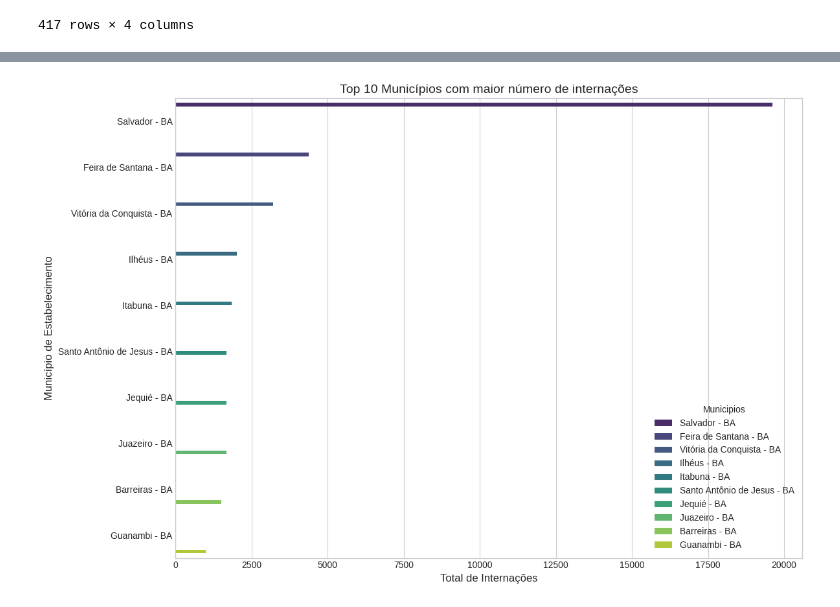
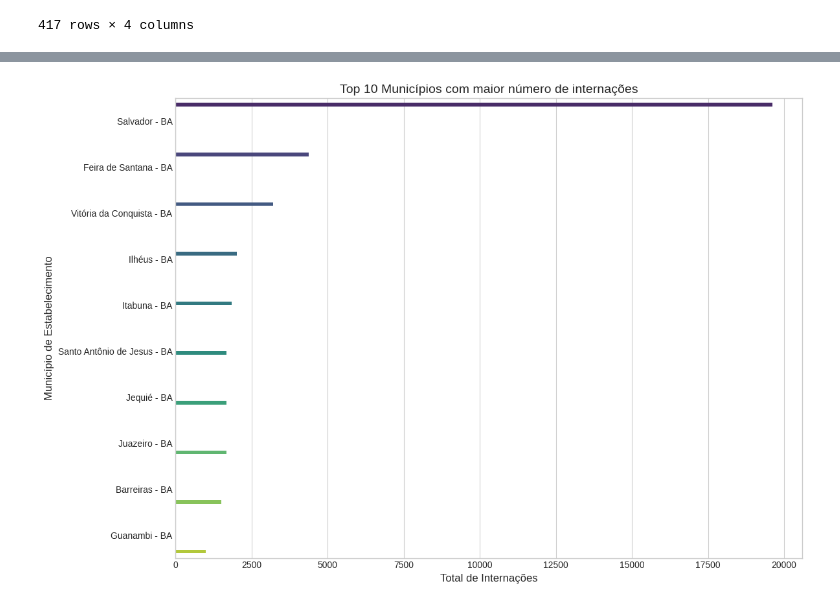
Before and after one commit to Maikoandre/DataSUS-Analysis, a Jupyter notebook: sia_analysis.ipynb, the cells around one changed output, grey strips where cells are left out. Cells and saved outputs as stored; diff of their text form; code cells hidden in the pictures.

```diff
--- a/sia_analysis.ipynb
+++ b/sia_analysis.ipynb
@@ -143,3 +95,5 @@ df['CID_NOTIF'] = df['CID_NOTIF'].astype('category')
+# %%
+df['UF_ZI'] = df['UF_ZI'].astype(str)
 # %%
 # Verifica se há variáveis com valores nulos
 df.isnull().sum()
@@ -159,10 +113,14 @@ Length: 69, dtype: int64
 # %%
 #Substitui entradas, conforme planilha de legenda, que representam valores duplicados - coluna SEXO
 df.loc[df['SEXO'] == 3, 'SEXO'] = 2
-# %%
-# Filtrar os registros cujo valor da coluna UF_ZI inicie com 29, considerando o novo recorte
-df = df[df['UF_ZI'].astype(str).str.startswith('29')].copy()
+# %%
+# Pré-processamento
+# Filtrar para a Bahia (código 29)
+df['UF_ZI'] = df['UF_ZI'].astype(str)
+df_bahia = df[df['UF_ZI'].str.startswith('29')].copy()
 # %%
-# Converter as colunas de data para o tipo datetime
-df['DT_INTER'] = pd.to_datetime(df['DT_INTER'], format='%Y%m%d')
-df['DT_SAIDA'] = pd.to_datetime(df['DT_SAIDA'], format='%Y%m%d')
+# Converter data de internação para datetime (formato 'aaaammdd')
+df_bahia['DT_INTER'] = pd.to_datetime(df_bahia['DT_INTER'], format='%Y%m%d', errors='coerce')
+df_bahia['DT_SAIDA'] = pd.to_datetime(df_bahia['DT_SAIDA'], format='%Y%m%d', errors='coerce')
+df_bahia = df_bahia.dropna(subset=['DT_INTER']) # Remover datas inválidas se houver
+df_bahia = df_bahia.dropna(subset=['DT_SAIDA'])
@@ -223,37 +168,38 @@ df_municipios
 # %%
 # Contagem das 10 cidades com mais internações
-contagem_internacoes = df['MUNIC_MOV'].value_counts().nlargest(10).reset_index()
+contagem_internacoes = df_bahia['MUNIC_MOV'].value_counts().nlargest(10).reset_index()
 contagem_internacoes['MUNIC_MOV'] = contagem_internacoes['MUNIC_MOV'].astype(str)
 contagem_internacoes.columns = ['MUNIC_MOV', 'INTER']
 
 # Merge com o dataframe de municípios
 top_municipios = pd.merge(
     contagem_internacoes,
     df_municipios,
     left_on='MUNIC_MOV',
     right_on='Codigo'
 )
 
 # Criando coluna com nome formatado
 top_municipios['Municipios'] = top_municipios['Nome'] + ' - ' + top_municipios['Uf']
 
 # Gráfico
 plt.style.use('seaborn-v0_8-whitegrid')
 fig, ax = plt.subplots(figsize=(12, 8))
 
 sns.barplot(
     data=top_municipios,
     x='INTER',
     y='Municipios',
     hue='Municipios',
     palette='viridis',
     ax=ax
 )
 
 ax.set_title('Top 10 Municípios com maior número de internações', fontsize=14)
 ax.set_xlabel('Total de Internações', fontsize=12)
 ax.set_ylabel('Município de Estabelecimento', fontsize=12)
+ax.legend_.remove()
 plt.tight_layout()
 plt.show()
 # %% [output]
-[figure, old version]
+[figure, new version]
```
Also changed, not shown: parts of 18 cells of this notebook.
